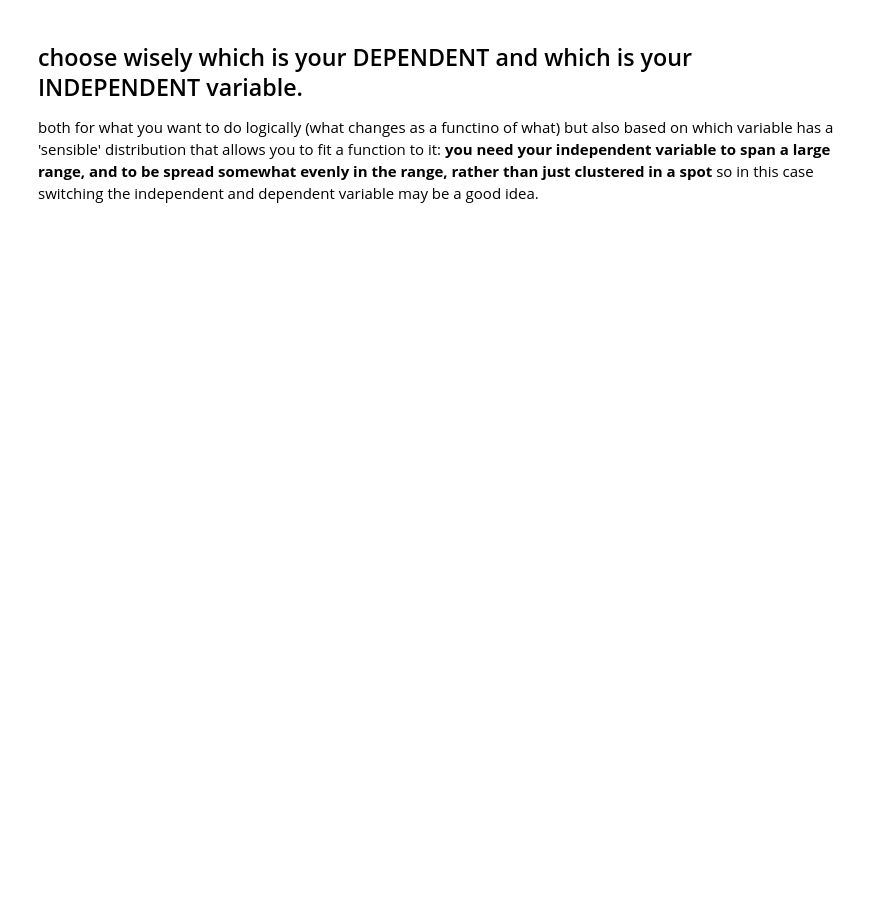
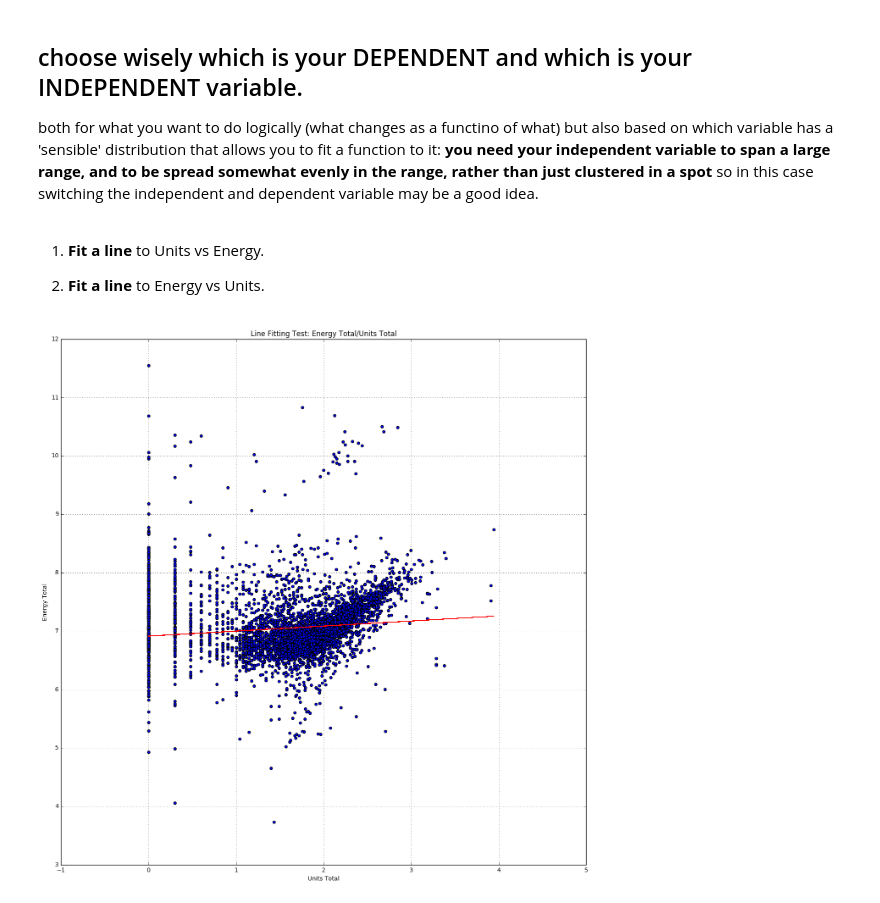
Before and after one commit to yc2839/PUI2016_bja282, a Jupyter notebook: HW6_bja282/HW6_1.ipynb, the cells around one changed output. Saved outputs shown, nothing was run; the diff lists cells and outputs as text; code cells hidden in the pictures; blank space fills up the shorter version.

```diff
--- a/HW6_bja282/HW6_1.ipynb
+++ b/HW6_bja282/HW6_1.ipynb
@@ -382,3 +362,31 @@ pl.show()
 # %% [markdown]
 ## choose wisely which is your DEPENDENT and which is your INDEPENDENT variable.
 both for what you want to do logically (what changes as a functino of what) but also based on which variable has a 'sensible' distribution that allows you to fit a function to it: **you need your independent variable to span a large range, and to be spread somewhat evenly in the range, rather than just clustered in a spot** so in this case switching the independent and dependent variable may be a good idea.
+# %% [markdown]
+1. **Fit a line** to Units vs Energy.
+
+2. **Fit a line** to Energy vs Units.
+# %%
+# fits and plots here
+# your plots should show datapoints (as scatter plot) and models (as lines)
+#Very helpful: https://www.wired.com/2011/01/linear-regression-with-pylab/
+logunits=np.log10(bblnrgdata['UnitsTotal'])
+lognrg=np.log10(bblnrgdata['Energy Total'])
+
+(m,b) = polyfit(logunits,lognrg,1)
+yp = polyval([m,b],logunits)
+
+
+##1. Fit a line to units v. energy
+pl.figure(figsize=(16,16))
+pl.title('Line Fitting Test: Energy Total/Units Total')
+pylab.xlabel('Units Total')
+pylab.ylabel('Energy Total')
+#pl.xlim(-1, 10)
+#pl.ylim(7, 28)
+pl.scatter(logunits, lognrg)
+pl.plot(logunits, yp, color="red")
+grid(True)
+pl.show()
+# %% [output]
+[figure, added]
```
Also changed, not shown: parts of 14 cells of this notebook.
